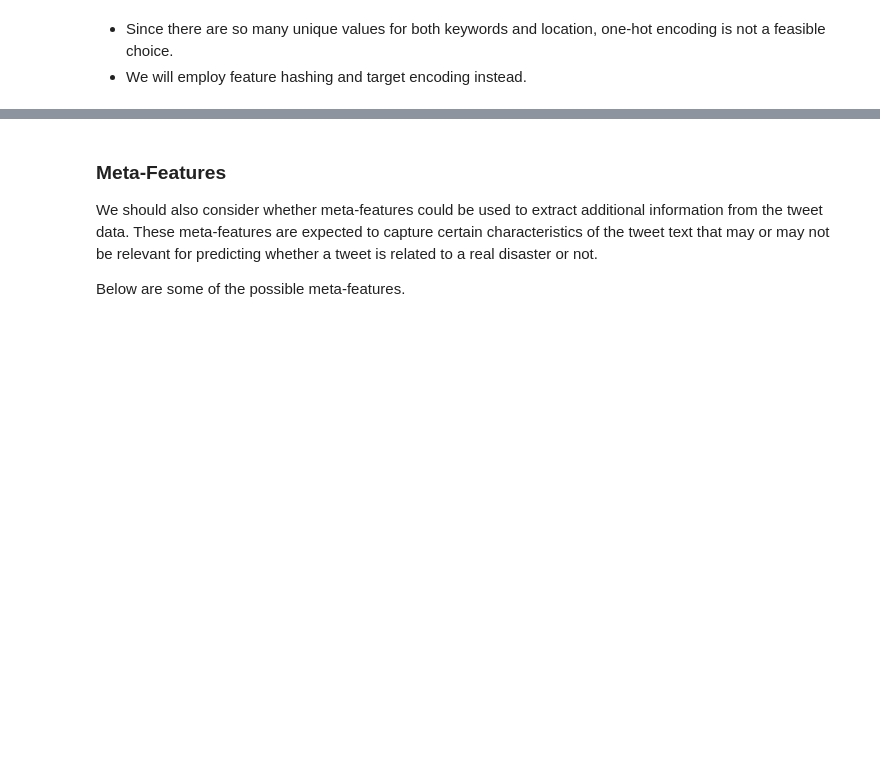
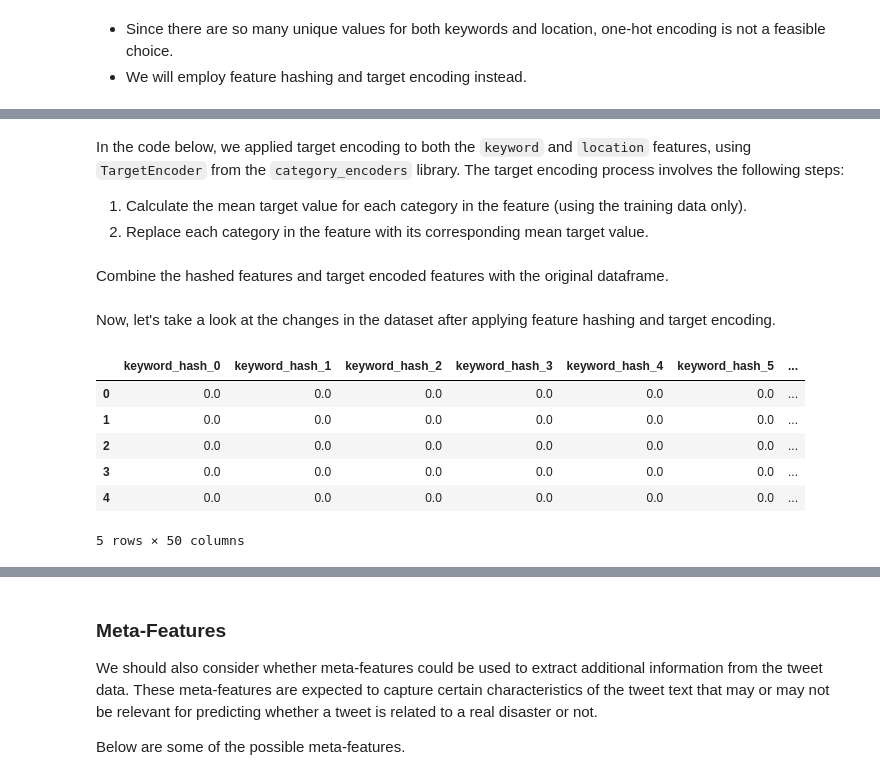
Before and after one commit to tohkarle/SC1015-Mini-Project, a Jupyter notebook: data_preprocessing.ipynb, the cells around one changed output, grey strips where cells are left out. Saved outputs shown, nothing was run; the diff lists cells and outputs as text; code cells hidden in the pictures; blank space fills up the shorter version.

Commit message:
feat: Added Feature Hashing and Target Encoding

```diff
--- a/data_preprocessing.ipynb
+++ b/data_preprocessing.ipynb
@@ -364,0 +371,6 @@ The target distribution in train dataset is roughly balanced so there is not muc
+# %%
+from sklearn.feature_extraction import FeatureHasher
+from category_encoders import TargetEncoder
+
+# Set the number of features for feature hashing
+n_features = 50
@@ -364,0 +379,15 @@ The target distribution in train dataset is roughly balanced so there is not muc
+# %%
+# Feature hashing for the keyword column
+hasher_keyword = FeatureHasher(n_features=n_features, input_type='string')
+hashed_keywords_train = hasher_keyword.fit_transform(train_data_mod['keyword'].apply(lambda x: [x]))
+hashed_keywords_test = hasher_keyword.transform(test_data_mod['keyword'].apply(lambda x: [x]))
+
+# Feature hashing for the location column
+hasher_location = FeatureHasher(n_features=n_features, input_type='string')
+hashed_locations_train = hasher_location.fit_transform(train_data_mod['location'].apply(lambda x: [x]))
+hashed_locations_test = hasher_location.transform(test_data_mod['location'].apply(lambda x: [x]))
+# %% [markdown]
+In the code below, we applied target encoding to both the `keyword` and `location` features, using `TargetEncoder` from the `category_encoders` library. The target encoding process involves the following steps:
+
+1. Calculate the mean target value for each category in the feature (using the training data only).
+2. Replace each category in the feature with its corresponding mean target value.
@@ -364,0 +399,23 @@ The target distribution in train dataset is roughly balanced so there is not muc
+# %% [markdown]
+Combine the hashed features and target encoded features with the original dataframe.
+# %%
+hashed_keywords_train_df = pd.DataFrame(hashed_keywords_train.toarray(), columns=[f'keyword_hash_{i}' for i in range(n_features)])
+hashed_keywords_test_df = pd.DataFrame(hashed_keywords_test.toarray(), columns=[f'keyword_hash_{i}' for i in range(n_features)])
+hashed_locations_train_df = pd.DataFrame(hashed_locations_train.toarray(), columns=[f'location_hash_{i}' for i in range(n_features)])
+hashed_locations_test_df = pd.DataFrame(hashed_locations_test.toarray(), columns=[f'location_hash_{i}' for i in range(n_features)])
+
+train_data_mod = pd.concat([train_data_mod, hashed_keywords_train_df, hashed_locations_train_df], axis=1)
+test_data_mod = pd.concat([test_data_mod, hashed_keywords_test_df, hashed_locations_test_df], axis=1)
+# %% [markdown]
+Now, let's take a look at the changes in the dataset after applying feature hashing and target encoding.
+# %%
+# Examine the hashed feature vectors for the keyword feature
+hashed_keywords_train_df.head()
+# %% [output]
+|  | keyword_hash_0 | keyword_hash_1 | keyword_hash_2 | keyword_hash_3 | keyword_hash_4 | keyword_hash_5 | ... |
+| 0 | 0.0 | 0.0 | 0.0 | 0.0 | 0.0 | 0.0 | ... |
+| 1 | 0.0 | 0.0 | 0.0 | 0.0 | 0.0 | 0.0 | ... |
+| 2 | 0.0 | 0.0 | 0.0 | 0.0 | 0.0 | 0.0 | ... |
+| 3 | 0.0 | 0.0 | 0.0 | 0.0 | 0.0 | 0.0 | ... |
+| 4 | 0.0 | 0.0 | 0.0 | 0.0 | 0.0 | 0.0 | ... |
+5 rows × 50 columns
```
Also changed, not shown: parts of 9 cells of this notebook.
